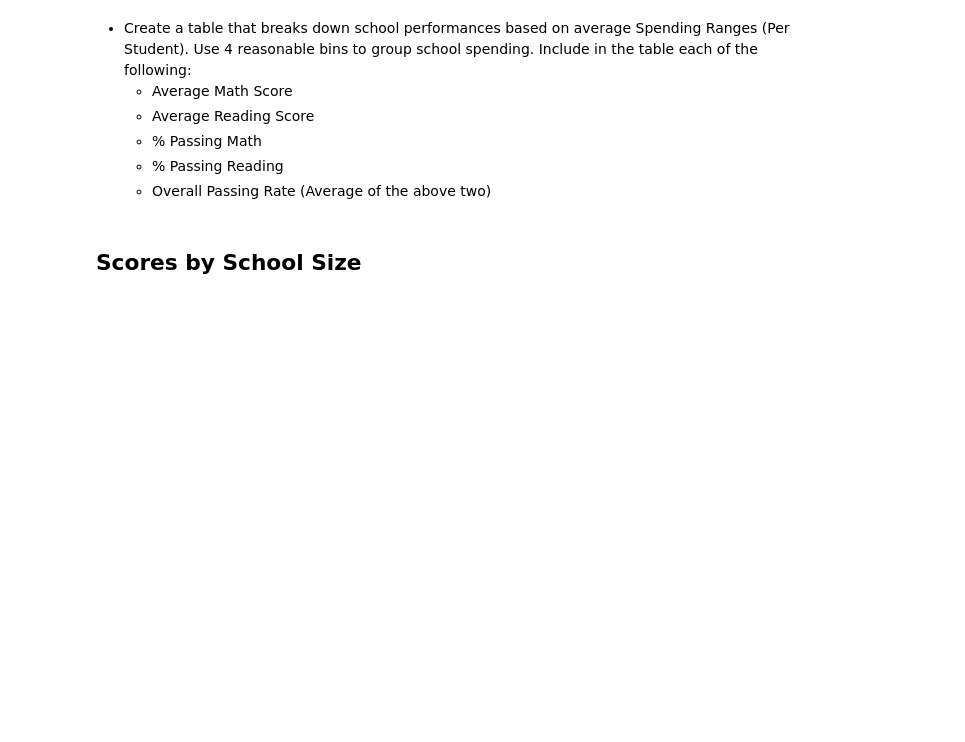
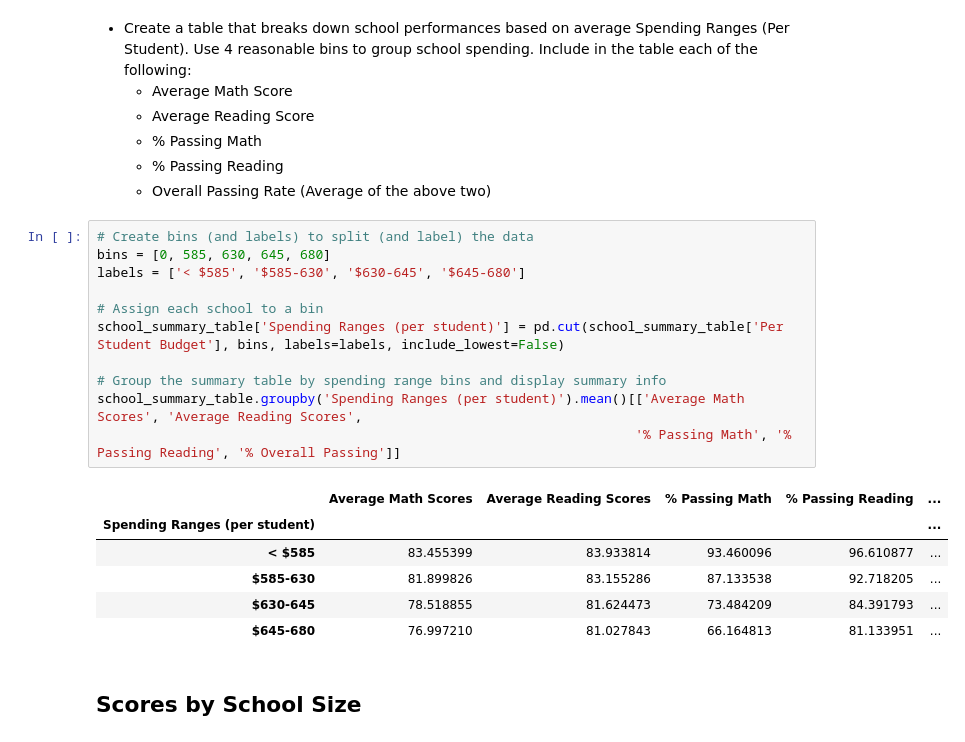
Before and after one commit to mgodfrey48/pandas-challenge, a Jupyter notebook: PyCitySchools/PyCitySchools_starter.ipynb, the cells around one changed output. Drawn from its saved outputs; the diff is of its cells as text; blank space fills up the shorter version.

Commit message:
Added the binned data + summary tables. Cleaned up comments and code. Added a text file with my analysis of the data.

```diff
--- a/PyCitySchools/PyCitySchools_starter.ipynb
+++ b/PyCitySchools/PyCitySchools_starter.ipynb
@@ -315,6 +307,24 @@ reading_scores_by_grade
   * % Passing Math
   * % Passing Reading
   * Overall Passing Rate (Average of the above two)
+# %%
+# Create bins (and labels) to split (and label) the data
+bins = [0, 585, 630, 645, 680]
+labels = ['< $585', '$585-630', '$630-645', '$645-680']
+
+# Assign each school to a bin
+school_summary_table['Spending Ranges (per student)'] = pd.cut(school_summary_table['Per Student Budget'], bins, labels=labels, include_lowest=False)
+
+# Group the summary table by spending range bins and display summary info
+school_summary_table.groupby('Spending Ranges (per student)').mean()[['Average Math Scores', 'Average Reading Scores',
+                                                                     '% Passing Math', '% Passing Reading', '% Overall Passing']]
+# %% [output]
+|  | Average Math Scores | Average Reading Scores | % Passing Math | % Passing Reading | ... |
+| Spending Ranges (per student) |  |  |  |  | ... |
+| < $585 | 83.455399 | 83.933814 | 93.460096 | 96.610877 | ... |
+| $585-630 | 81.899826 | 83.155286 | 87.133538 | 92.718205 | ... |
+| $630-645 | 78.518855 | 81.624473 | 73.484209 | 84.391793 | ... |
+| $645-680 | 76.997210 | 81.027843 | 66.164813 | 81.133951 | ... |
 # %% [markdown]
 ## Scores by School Size
 # %% [markdown]
```
Also changed, not shown: parts of 4 cells of this notebook, 1 other file.
